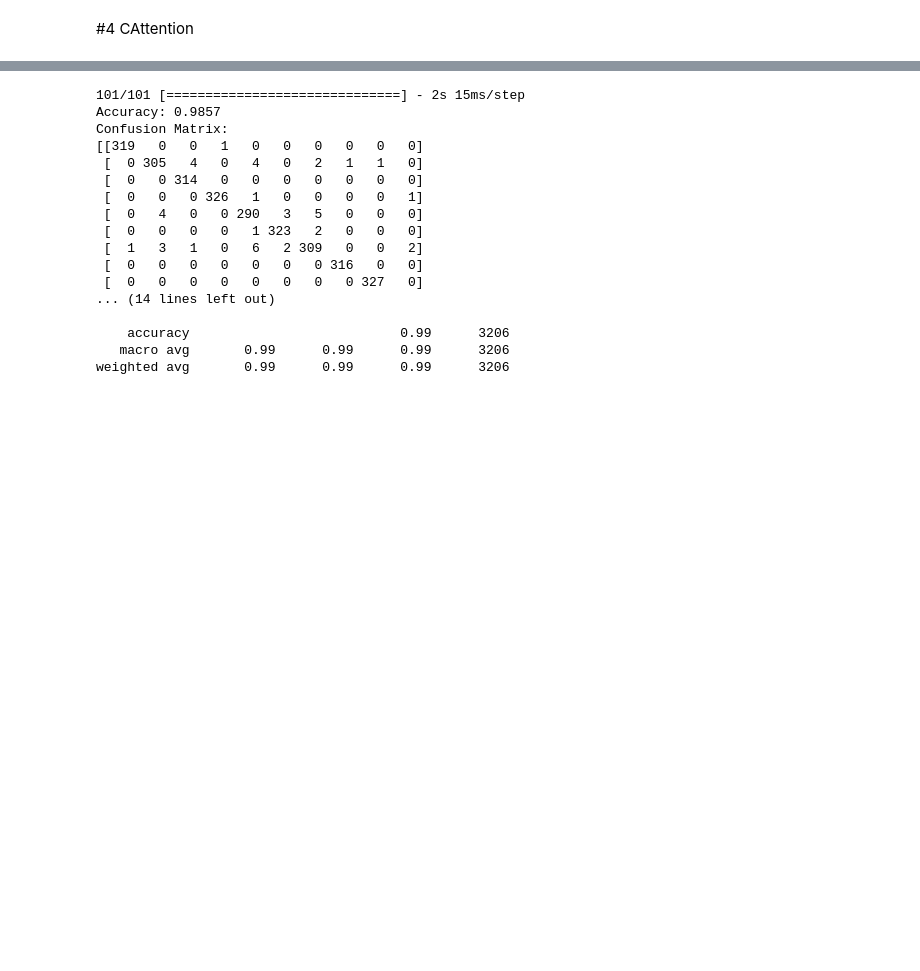
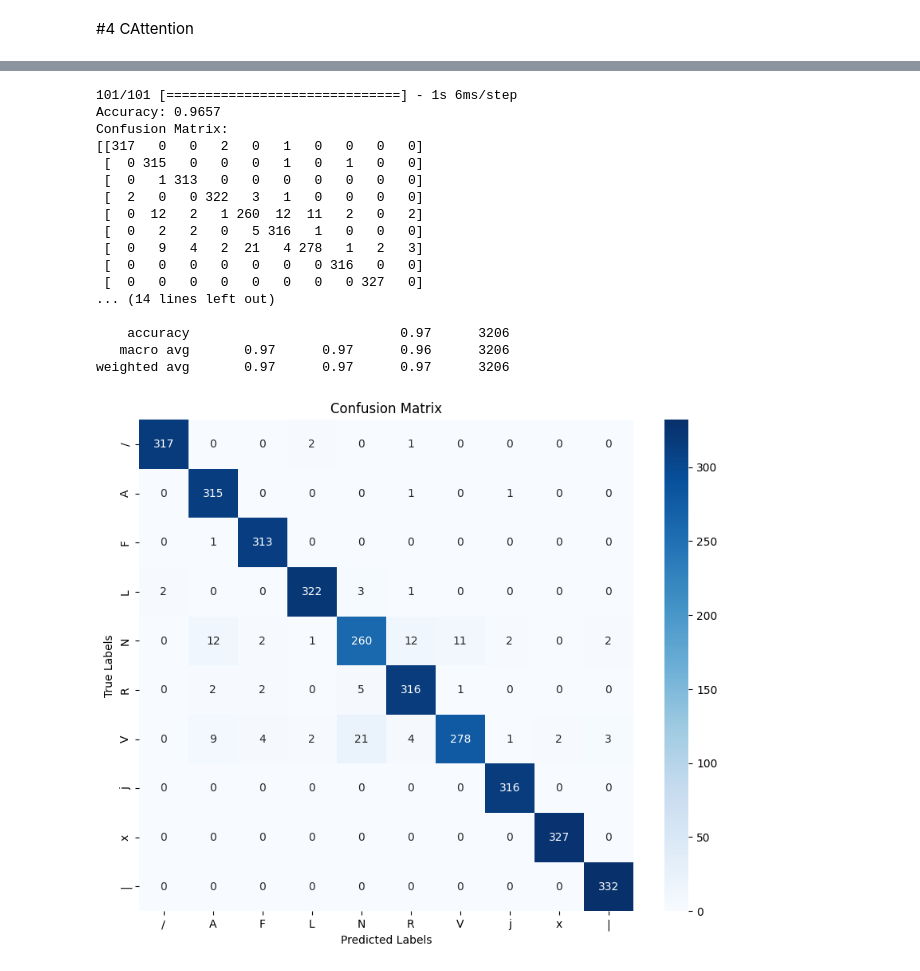
Before and after one commit to macreai/Arrhytmia-Detection-Explainable, a Jupyter notebook: python_TA/classification.ipynb, the cells around one changed output, grey strips where cells are left out. Cells and saved outputs as stored; diff of their text form; code cells hidden in the pictures; blank space fills up the shorter version.

```diff
--- a/python_TA/classification.ipynb
+++ b/python_TA/classification.ipynb
@@ -1062,38 +767,46 @@ Validation Accuracy: 0.9382408261299133
 # %%
-y_pred = cnn_attention_gru[3].predict(X_test)
+y_pred = cnn_lstm[2].predict(X_test)
 y_pred_classes = y_pred.argmax(axis=-1)
 
 # Menghitung dan mencetak akurasi
 accuracy = accuracy_score(y_test, y_pred_classes)
 print(f'Accuracy: {accuracy:.4f}')
 
 # Menghitung dan mencetak confusion matrix
 conf_matrix = confusion_matrix(y_test, y_pred_classes)
 print('Confusion Matrix:')
 print(conf_matrix)
 
 # Menghitung dan mencetak classification report
 class_report = classification_report(y_test, y_pred_classes)
 print('Classification Report:')
 print(class_report)
+
+plt.figure(figsize=(10, 8))
+sns.heatmap(conf_matrix, annot=True, fmt='d', cmap='Blues', xticklabels=class_labels, yticklabels=class_labels)
+plt.xlabel('Predicted Labels')
+plt.ylabel('True Labels')
+plt.title('Confusion Matrix')
+plt.show()
 # %% [output]
-101/101 [==============================] - 2s 15ms/step
-Accuracy: 0.9857
+101/101 [==============================] - 1s 6ms/step
+Accuracy: 0.9657
 Confusion Matrix:
-[[319   0   0   1   0   0   0   0   0   0]
- [  0 305   4   0   4   0   2   1   1   0]
- [  0   0 314   0   0   0   0   0   0   0]
- [  0   0   0 326   1   0   0   0   0   1]
- [  0   4   0   0 290   3   5   0   0   0]
- [  0   0   0   0   1 323   2   0   0   0]
- [  1   3   1   0   6   2 309   0   0   2]
+[[317   0   0   2   0   1   0   0   0   0]
+ [  0 315   0   0   0   1   0   1   0   0]
+ [  0   1 313   0   0   0   0   0   0   0]
+ [  2   0   0 322   3   1   0   0   0   0]
+ [  0  12   2   1 260  12  11   2   0   2]
+ [  0   2   2   0   5 316   1   0   0   0]
+ [  0   9   4   2  21   4 278   1   2   3]
  [  0   0   0   0   0   0   0 316   0   0]
  [  0   0   0   0   0   0   0   0 327   0]
 ... (14 lines left out)
 
-    accuracy                           0.99      3206
-   macro avg       0.99      0.99      0.99      3206
-weighted avg       0.99      0.99      0.99      3206
+    accuracy                           0.97      3206
+   macro avg       0.97      0.97      0.96      3206
+weighted avg       0.97      0.97      0.97      3206
+[figure, added]
 # %%
 # Menghitung dan mencetak precision
 precision = precision_score(y_test, y_pred_classes, average='weighted')
```
Also changed, not shown: parts of 70 cells of this notebook, 1 other file.
